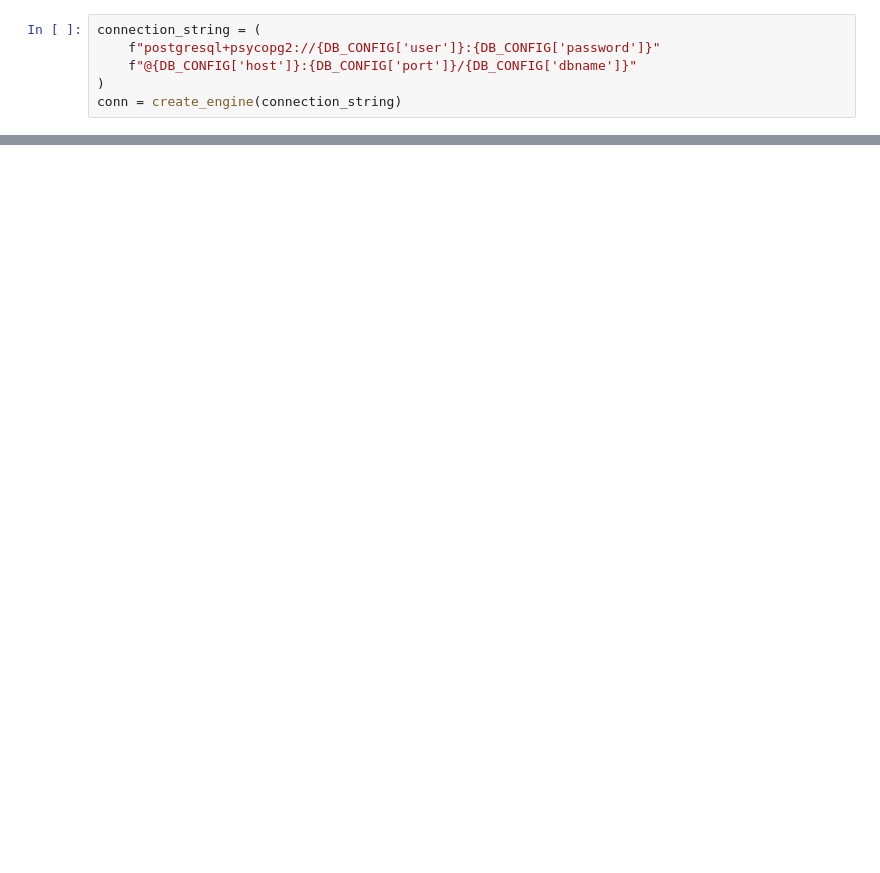
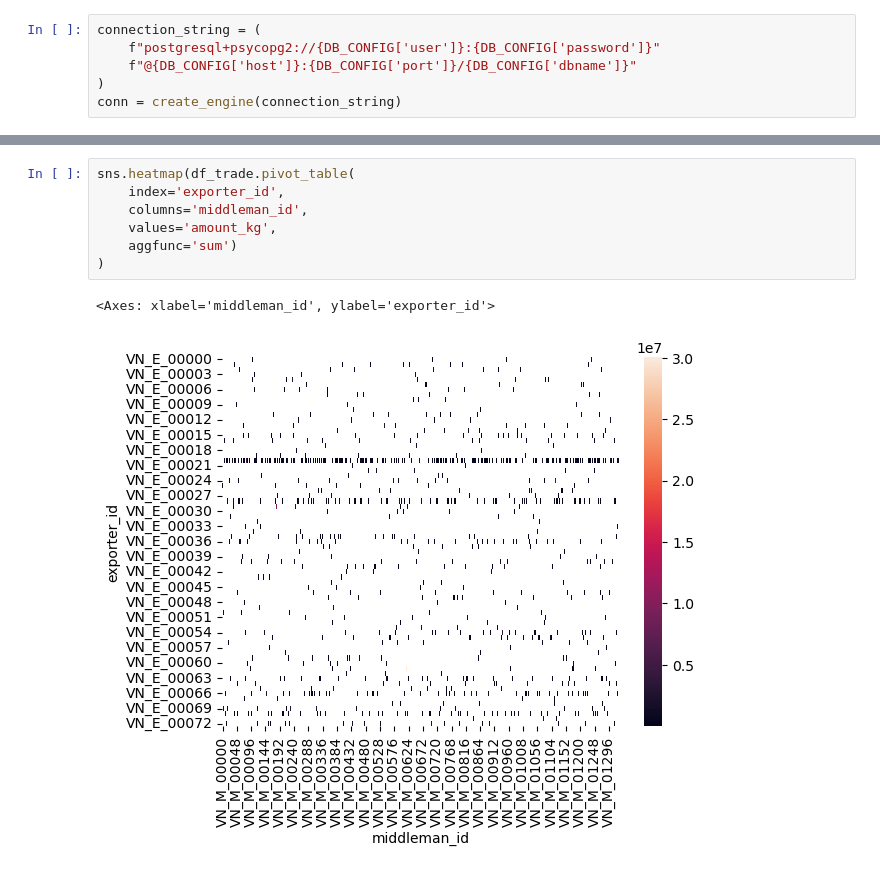
Before and after one commit to ccerv1/supply-chain-simulator, a Jupyter notebook: supply_chain_simulator/DashboardPrototype.ipynb, the cells around one changed output, grey strips where cells are left out. Saved outputs shown, nothing was run; the diff lists cells and outputs as text; blank space fills up the shorter version.

```diff
--- a/supply_chain_simulator/DashboardPrototype.ipynb
+++ b/supply_chain_simulator/DashboardPrototype.ipynb
@@ -1161,0 +135,10 @@ Number of unique farmers across 17 random exporters: 512,783 out of 547,195 tota
+# %%
+sns.heatmap(df_trade.pivot_table(
+    index='exporter_id',
+    columns='middleman_id',
+    values='amount_kg',
+    aggfunc='sum')
+)
+# %% [output]
+<Axes: xlabel='middleman_id', ylabel='exporter_id'>
+[figure, added]
```
Also changed, not shown: parts of 80 cells of this notebook, 1 other file.
